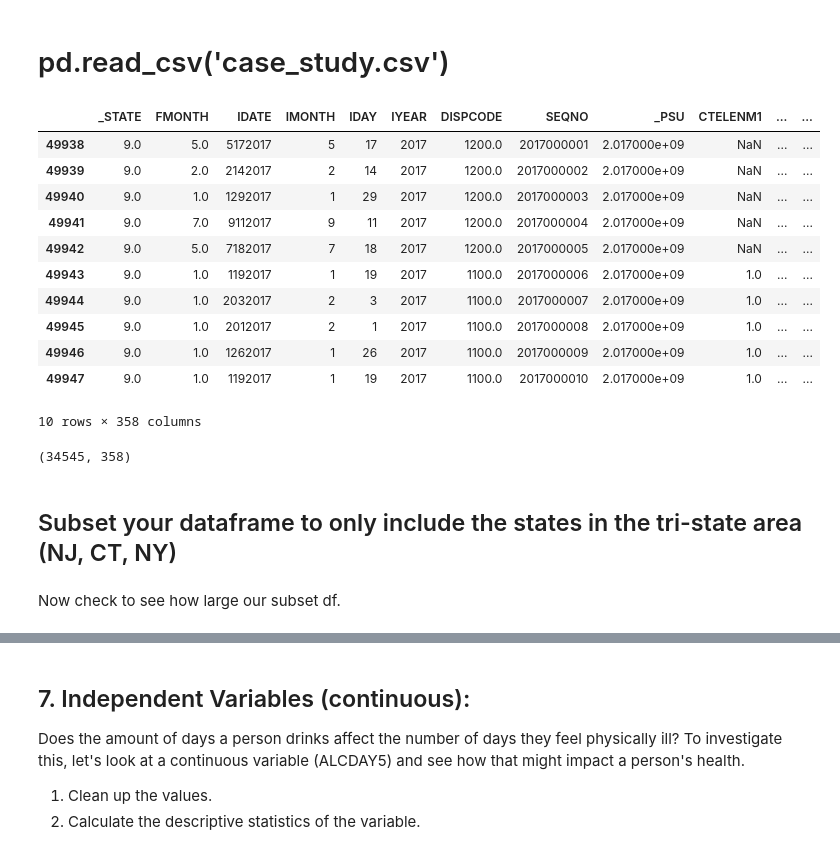
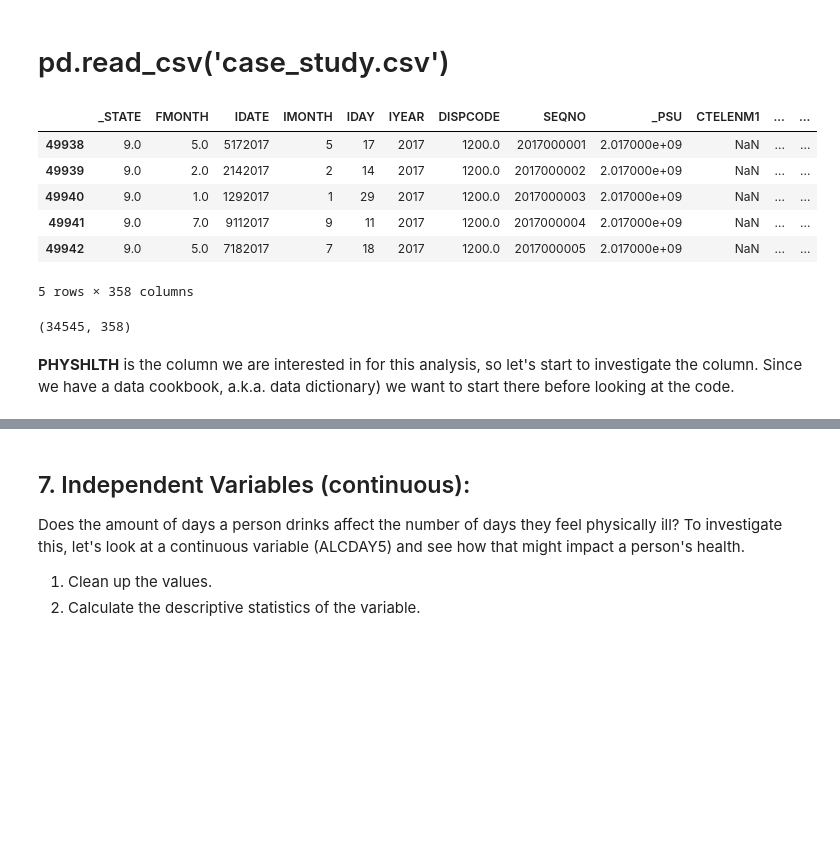
Before and after one commit to jbuenaseda/nyc-ds-033020-lectures, a Jupyter notebook: Mod_1/STATS_case_study/Statistical_Tests_Applied.ipynb, the cells around one changed output, grey strips where cells are left out. Cells and saved outputs as stored; diff of their text form; code cells hidden in the pictures; blank space fills up the shorter version.

```diff
--- a/Mod_1/STATS_case_study/Statistical_Tests_Applied.ipynb
+++ b/Mod_1/STATS_case_study/Statistical_Tests_Applied.ipynb
@@ -19,24 +33,17 @@ import numpy as np
 #Load our dataframe account for the index columns
 df = pd.read_csv('case_study.csv', index_col=0)
 # %%
-df.head(10)
+df.head()
 # %% [output]
 |  | _STATE | FMONTH | IDATE | IMONTH | IDAY | IYEAR | DISPCODE | SEQNO | _PSU | CTELENM1 | ... | ... |
 | 49938 | 9.0 | 5.0 | 5172017 | 5 | 17 | 2017 | 1200.0 | 2017000001 | 2.017000e+09 | NaN | ... | ... |
 | 49939 | 9.0 | 2.0 | 2142017 | 2 | 14 | 2017 | 1200.0 | 2017000002 | 2.017000e+09 | NaN | ... | ... |
 | 49940 | 9.0 | 1.0 | 1292017 | 1 | 29 | 2017 | 1200.0 | 2017000003 | 2.017000e+09 | NaN | ... | ... |
 | 49941 | 9.0 | 7.0 | 9112017 | 9 | 11 | 2017 | 1200.0 | 2017000004 | 2.017000e+09 | NaN | ... | ... |
 | 49942 | 9.0 | 5.0 | 7182017 | 7 | 18 | 2017 | 1200.0 | 2017000005 | 2.017000e+09 | NaN | ... | ... |
-| 49943 | 9.0 | 1.0 | 1192017 | 1 | 19 | 2017 | 1100.0 | 2017000006 | 2.017000e+09 | 1.0 | ... | ... |
-| 49944 | 9.0 | 1.0 | 2032017 | 2 | 3 | 2017 | 1100.0 | 2017000007 | 2.017000e+09 | 1.0 | ... | ... |
-| 49945 | 9.0 | 1.0 | 2012017 | 2 | 1 | 2017 | 1100.0 | 2017000008 | 2.017000e+09 | 1.0 | ... | ... |
-| 49946 | 9.0 | 1.0 | 1262017 | 1 | 26 | 2017 | 1100.0 | 2017000009 | 2.017000e+09 | 1.0 | ... | ... |
-| 49947 | 9.0 | 1.0 | 1192017 | 1 | 19 | 2017 | 1100.0 | 2017000010 | 2.017000e+09 | 1.0 | ... | ... |
-10 rows × 358 columns
+5 rows × 358 columns
 # %%
 # Quickly check to see the size of our DF, both rows and columns
 df.shape
 # %% [output]
 (34545, 358)
-# %% [markdown]
-## Subset your dataframe to only include the states in the tri-state area (NJ, CT, NY)
@@ -46,2 +50,2 @@ df.shape
-# %% [markdown]
-Now check to see how large our subset df.
+# %% [markdown]
+**PHYSHLTH** is the column we are interested in for this analysis, so let's start to investigate the column. Since we have a data cookbook, a.k.a. data dictionary) we want to start there before looking at the code.
```
Also changed, not shown: parts of 202 cells of this notebook, 16 other files.
